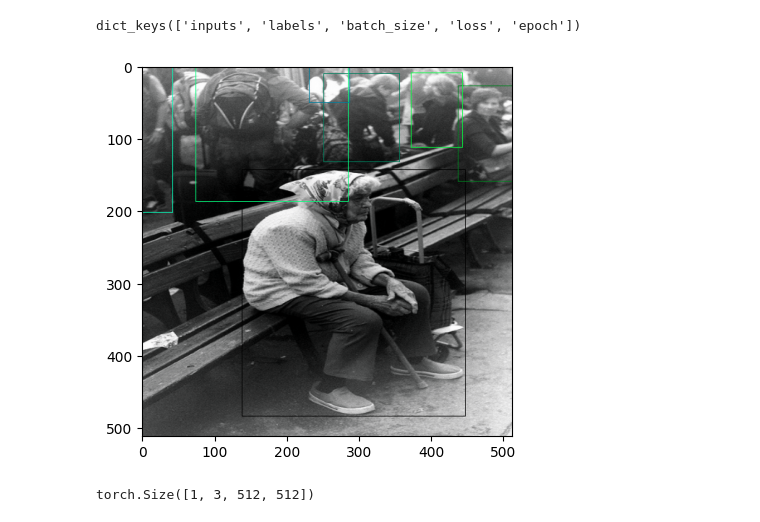
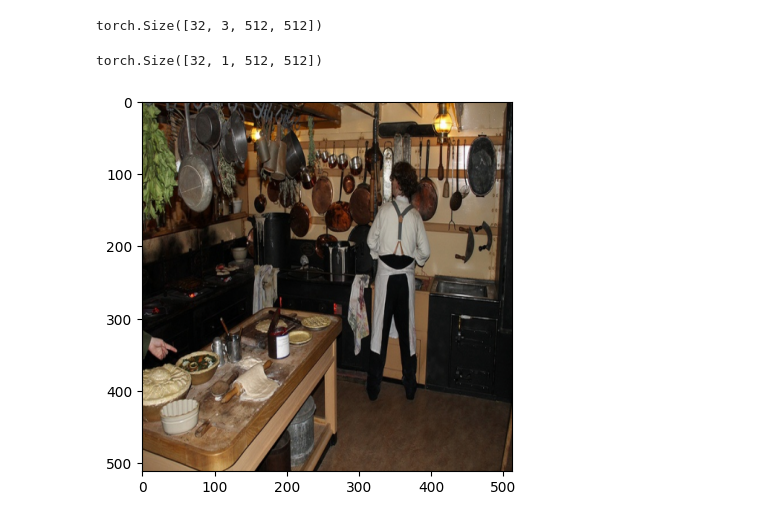
Before and after one commit to luxonis/models, a Jupyter notebook: debug.ipynb, the cells around one changed output. Drawn from its saved outputs; the diff is of its cells as text; code cells hidden in the pictures.

```diff
--- a/debug.ipynb
+++ b/debug.ipynb
@@ -1,17 +1,27 @@
 # %%
 import json
-import os
-
-with open("temp_output/bad_val_batch.json") as f:
-    bad_val = json.load(f)
+with open("/home/klemen/luxonis/models_temp_output/temp_output/test_batch.json") as f:
+    data = json.load(f)
-# %%
-print(bad_val.keys())
-# %% [output]
-dict_keys(['inputs', 'labels', 'batch_size', 'loss', 'epoch'])
 # %%
+import torch
 import numpy as np
-import torch
-inputs_val = torch.tensor(np.array(bad_val["inputs"]))
+
+inputs = torch.tensor(np.array(data["inputs"]))
+inputs.shape
+# %% [output]
+torch.Size([32, 3, 512, 512])
+# %%
+outputs = torch.load("/home/klemen/luxonis/models_temp_output/temp_output/output_batch.pt")
+outputs.shape
+# %% [output]
+torch.Size([32, 1, 512, 512])
 # %%
 from luxonis_train.utils.visualization import *
-img = unnormalize(inputs_val[0], to_uint8=True)
+import matplotlib.pyplot as plt
+
+img = unnormalize(inputs[0], to_uint8=True)
+img_outputs = torch_to_cv2(img, to_rgb=False)
+plt.imshow(img_outputs)
+plt.show()
+# %% [output]
+[figure, added]
@@ -27,7 +27,0 @@ img_labels = draw_bounding_boxes(img, bboxs, labels=None)
-# %%
-import matplotlib.pyplot as plt
-img_outputs = torch_to_cv2(img_labels, to_rgb=False)
-plt.imshow(img_outputs)
-plt.show()
-# %% [output]
-[figure, removed]
@@ -37,5 +27,0 @@ with open("temp_output/bad_train_batch_0.json") as f:
-# %%
-inputs_train = torch.tensor(np.array(bad_train["inputs"]))
-inputs_train.shape
-# %% [output]
-torch.Size([1, 3, 512, 512])
```
Also changed, not shown: parts of 10 cells of this notebook.
